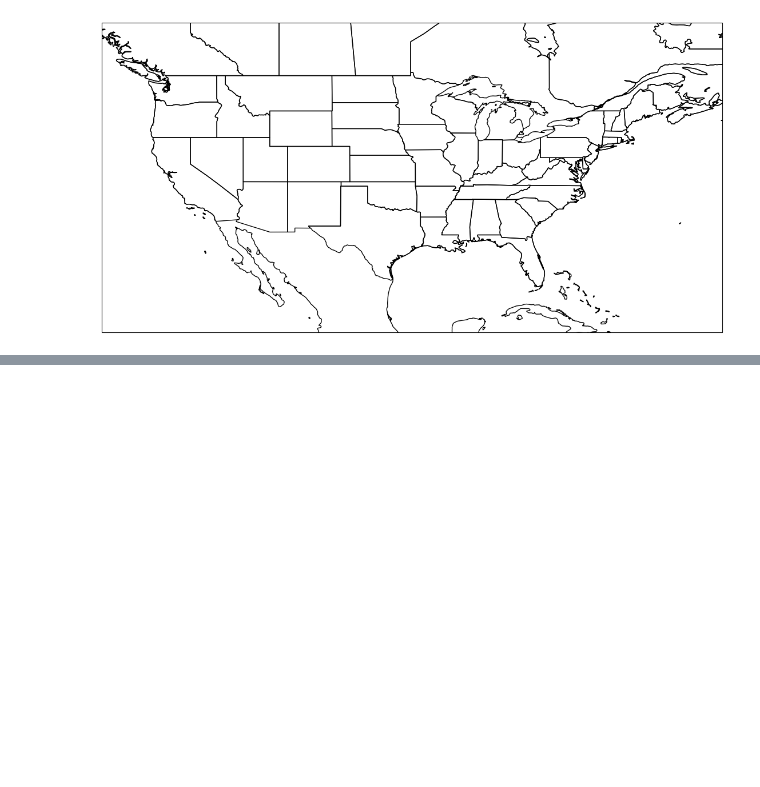
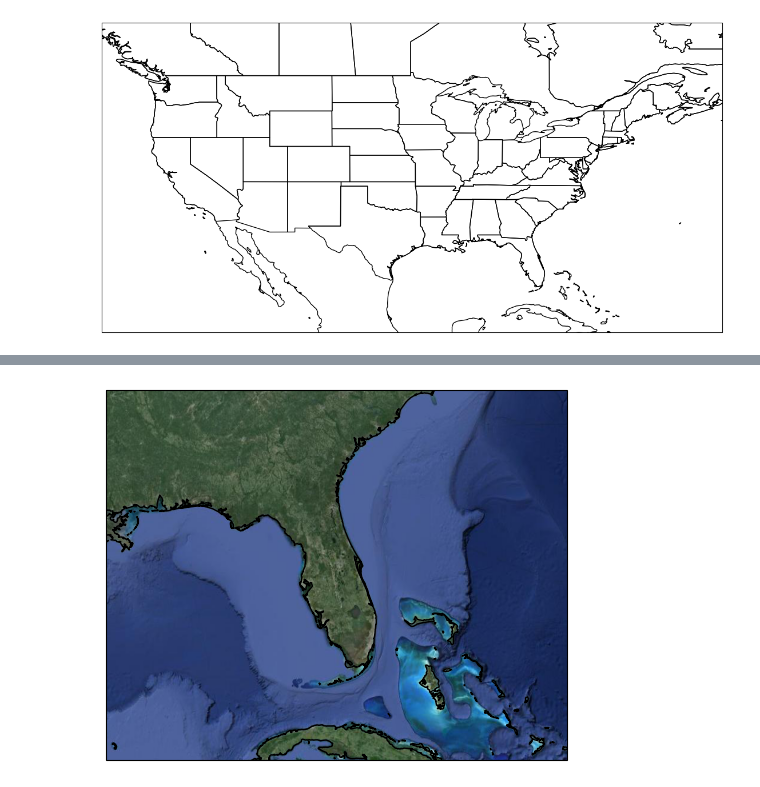
Before and after one commit to brepowell/icesat-data-visualization, a Jupyter notebook: practice-plotting/cartopy-practice.ipynb, the cells around one changed output, grey strips where cells are left out. Saved outputs shown, nothing was run; the diff lists cells and outputs as text; code cells hidden in the pictures; blank space fills up the shorter version.

```diff
--- a/practice-plotting/cartopy-practice.ipynb
+++ b/practice-plotting/cartopy-practice.ipynb
@@ -60,0 +96,26 @@ map5.coastlines() # Without this line, it does not show Mexico
+# %%
+# Using map tiles
+# https://scitools.org.uk/cartopy/docs/latest/gallery/web_services/image_tiles.html
+
+import matplotlib.pyplot as plt
+
+import cartopy.crs as ccrs
+from cartopy.io.img_tiles import GoogleTiles
+
+
+def tileMap():
+    tiler = GoogleTiles(style="satellite")
+    mercator = tiler.crs
+
+    fig = plt.figure()
+    ax = fig.add_subplot(1, 1, 1, projection=mercator)
+    ax.set_extent([-90, -73, 22, 34], crs=ccrs.PlateCarree())
+
+    ax.add_image(tiler, 6)
+
+    ax.coastlines('10m')
+    plt.show()
+
+tileMap()
+# %% [output]
+[figure, added]
```
Also changed, not shown: parts of 9 cells of this notebook, 1 other file.
